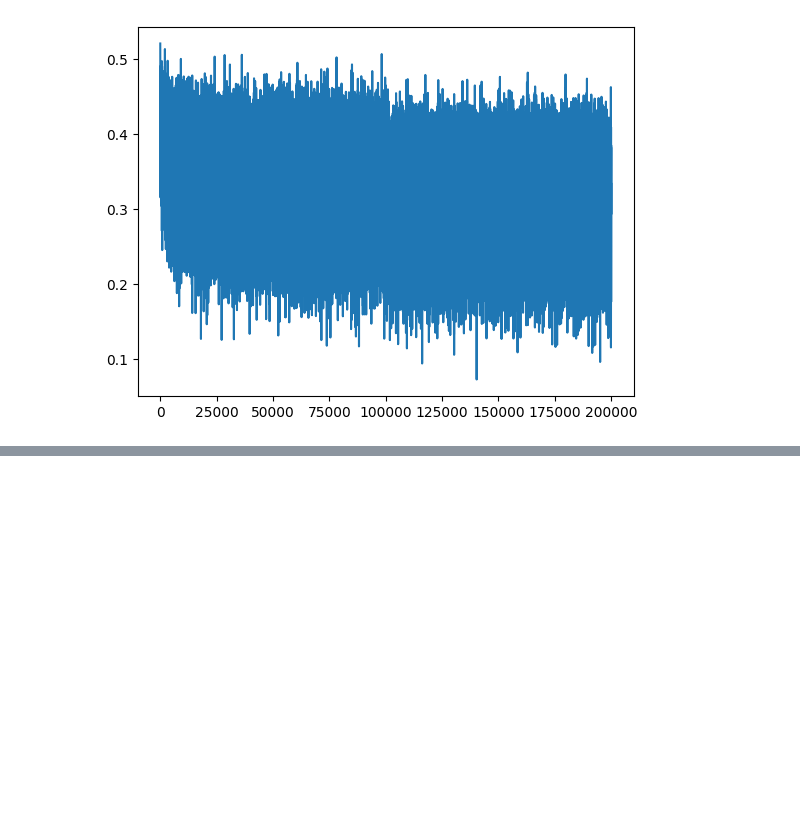
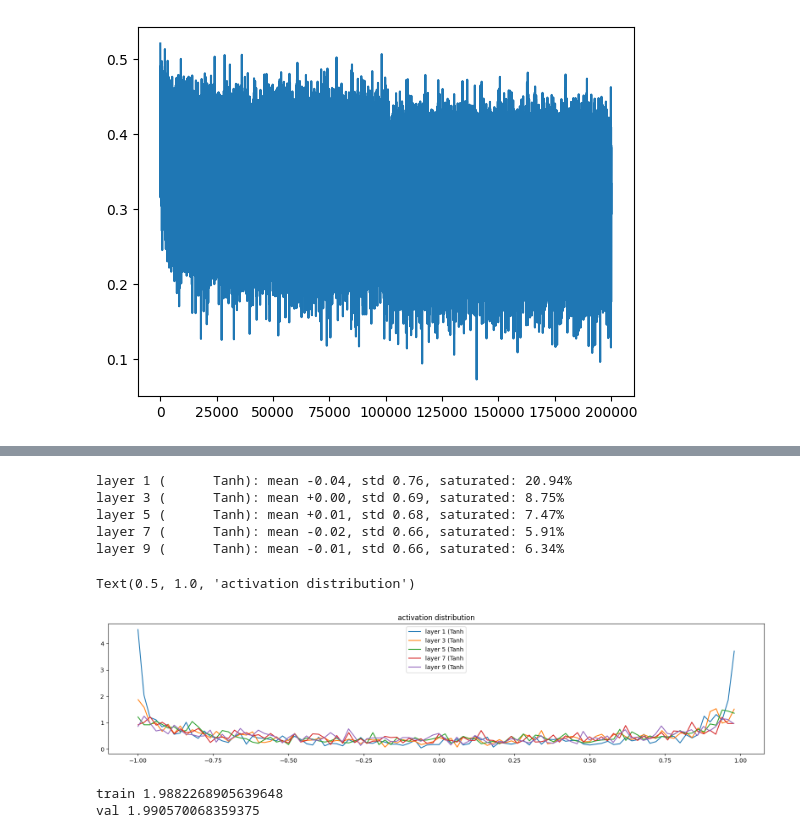
Before and after one commit to btoksoez/makemore, a Jupyter notebook: lecture_notes/lecture_3.ipynb, the cells around one changed output, grey strips where cells are left out. Saved outputs shown, nothing was run; the diff lists cells and outputs as text; code cells hidden in the pictures; blank space fills up the shorter version.

```diff
--- a/lecture_notes/lecture_3.ipynb
+++ b/lecture_notes/lecture_3.ipynb
@@ -212,0 +218,30 @@ eddeli.
+# %%
+# build the dataset
+
+def build_dataset(words):
+	block_size = CONTEXT_LEN # context length: how many chars do we use to predict the next one
+	X, Y = [], []
+
+	for w in words:
+		#print(w)
+		context = [0] * block_size
+		for ch in w + '.':
+			ix = stoi[ch]
+			X.append(context)	#list of lists of the batchsize chars
+			Y.append(ix)	#list of the outputs
+			context = context[1:] + [ix] #crop context by first element and add ix
+
+	X = torch.tensor(X)
+	Y = torch.tensor(Y)
+	print(X.shape[0])
+	return X, Y
+
+import random
+random.seed(42)
+random.shuffle(words)
+n1 = int(0.8*len(words))	#get 80% of words
+n2 = int(0.9*len(words))	#get 10% words
+
+Xtr, Ytr = build_dataset(words[:n1])
+Xdev, Ydev = build_dataset(words[n1:n2])
+Xte, Yte = build_dataset(words[n2:])
@@ -212,0 +489,41 @@ eddeli.
+# %%
+# visualize histograms
+plt.figure(figsize=(20, 4)) # width and height of the plot
+legends = []
+for i, layer in enumerate(layers[:-1]): # note: exclude the output layer
+  if isinstance(layer, Tanh):
+    t = layer.out
+    print('layer %d (%10s): mean %+.2f, std %.2f, saturated: %.2f%%' % (i, layer.__class__.__name__, t.mean(), t.std(), (t.abs() > 0.97).float().mean()*100))
+    hy, hx = torch.histogram(t, density=True)
+    plt.plot(hx[:-1].detach(), hy.detach())
+    legends.append(f'layer {i} ({layer.__class__.__name__}')
+plt.legend(legends);
+plt.title('activation distribution')
+# %% [output]
+layer 1 (      Tanh): mean -0.04, std 0.76, saturated: 20.94%
+layer 3 (      Tanh): mean +0.00, std 0.69, saturated: 8.75%
+layer 5 (      Tanh): mean +0.01, std 0.68, saturated: 7.47%
+layer 7 (      Tanh): mean -0.02, std 0.66, saturated: 5.91%
+layer 9 (      Tanh): mean -0.01, std 0.66, saturated: 6.34%
+Text(0.5, 1.0, 'activation distribution')
+[figure, added]
+# %%
+@torch.no_grad() # this decorator disables gradient tracking: tells pytorch to not track gradients, making it more efficient
+def split_loss(split):
+  x,y = {
+    'train': (Xtr, Ytr),
+    'val': (Xdev, Ydev),
+    'test': (Xte, Yte),
+  }[split]
+  emb = C[x] # (N, block_size, n_embd)
+  x = emb.view(emb.shape[0], -1) # concatenate the vectors
+  for layer in layers:
+    x = layer(x)
+  loss = F.cross_entropy(x, y) # get loss
+  print(split, loss.item())
+
+split_loss('train')
+split_loss('val')
+# %% [output]
+train 1.9882268905639648
+val 1.990570068359375
```
Also changed, not shown: parts of 10 cells of this notebook, 2 other files.
